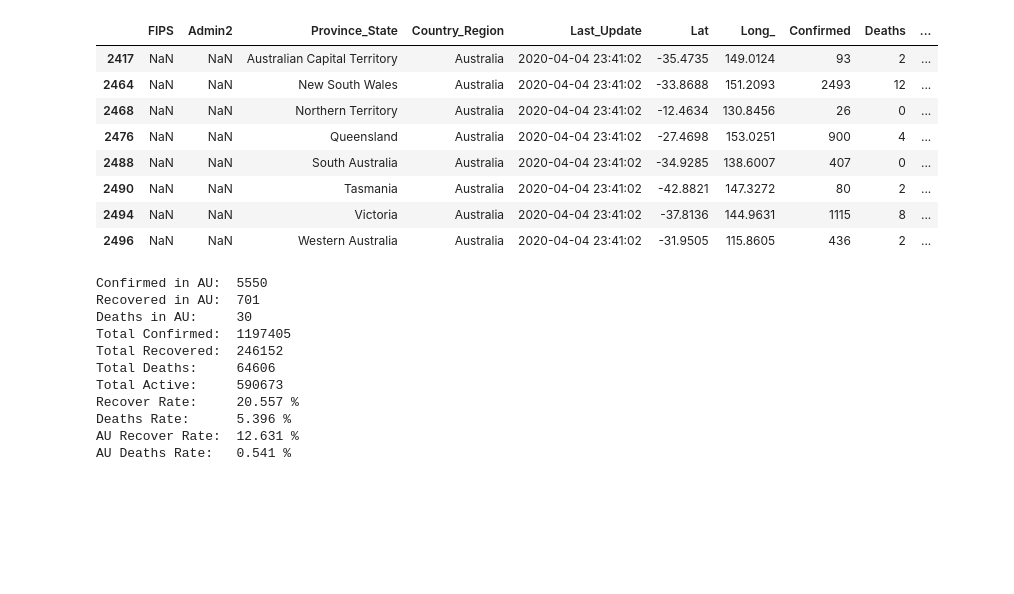
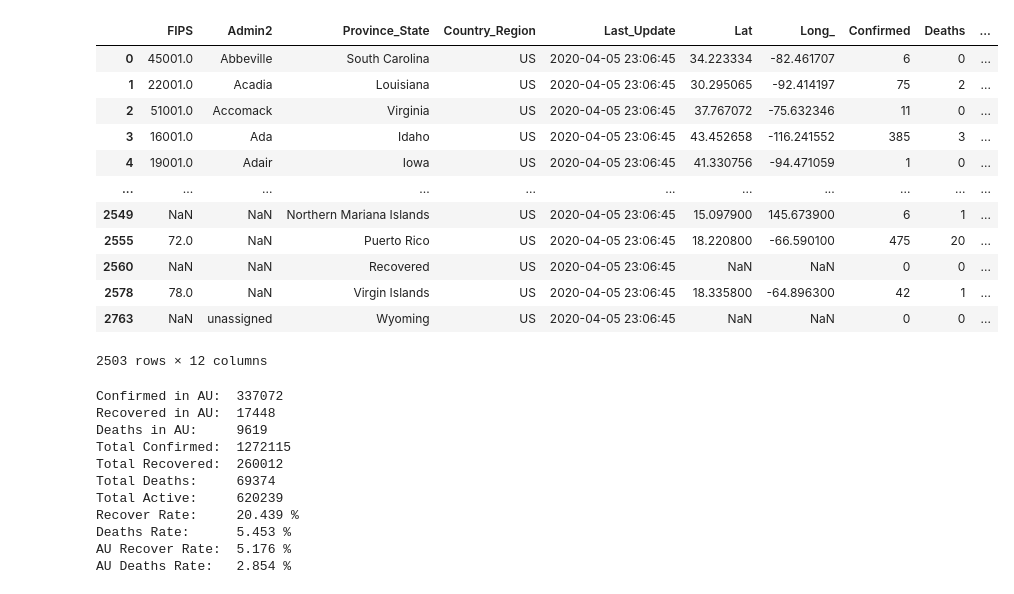
Before and after one commit to u6747075/COVID-19, a Jupyter notebook: COVID_19.ipynb, the cells around one changed output. Saved outputs shown, nothing was run; the diff lists cells and outputs as text; code cells hidden in the pictures; blank space fills up the shorter version.

```diff
--- a/COVID_19.ipynb
+++ b/COVID_19.ipynb
@@ -56,42 +49,46 @@ plt.show()
 # %%
-da = pd.read_csv("csse_covid_19_data/csse_covid_19_daily_reports/04-04-2020.csv")
-au = da[da["Country_Region"] == "Australia"]
+da = pd.read_csv("csse_covid_19_data/csse_covid_19_daily_reports/04-05-2020.csv")
+au = da[da["Country_Region"] == "US"]
 display(au)
 T_R=sum(list(da["Recovered"]))
 T_D=sum(list(da["Deaths"]))
 T_C=sum(list(da["Confirmed"]))
 AU_R=sum(list(au["Recovered"]))
 AU_D=sum(list(au["Deaths"]))
 AU_C=sum(list(au["Confirmed"]))
 print("Confirmed in AU: ",sum(list(au["Confirmed"])))
 print("Recovered in AU: ",sum(list(au["Recovered"])))
 print("Deaths in AU:    ",sum(list(au["Deaths"])))
 print("Total Confirmed: ",sum(list(da["Confirmed"])))
 print("Total Recovered: ",sum(list(da["Recovered"])))
 print("Total Deaths:    ",sum(list(da["Deaths"])))
 print("Total Active:    ",sum(list(da["Active"])))
 print("Recover Rate:    ",np.round(T_R*100/T_C,3),"%")
 print("Deaths Rate:     ",np.round(T_D*100/T_C,3),"%")
 print("AU Recover Rate: ",np.round(AU_R*100/AU_C,3),"%")
 print("AU Deaths Rate:  ",np.round(AU_D*100/AU_C,3),"%")
 # %% [output]
 |  | FIPS | Admin2 | Province_State | Country_Region | Last_Update | Lat | Long_ | Confirmed | Deaths | ... |
-| 2417 | NaN | NaN | Australian Capital Territory | Australia | 2020-04-04 23:41:02 | -35.4735 | 149.0124 | 93 | 2 | ... |
-| 2464 | NaN | NaN | New South Wales | Australia | 2020-04-04 23:41:02 | -33.8688 | 151.2093 | 2493 | 12 | ... |
-| 2468 | NaN | NaN | Northern Territory | Australia | 2020-04-04 23:41:02 | -12.4634 | 130.8456 | 26 | 0 | ... |
-| 2476 | NaN | NaN | Queensland | Australia | 2020-04-04 23:41:02 | -27.4698 | 153.0251 | 900 | 4 | ... |
-| 2488 | NaN | NaN | South Australia | Australia | 2020-04-04 23:41:02 | -34.9285 | 138.6007 | 407 | 0 | ... |
-| 2490 | NaN | NaN | Tasmania | Australia | 2020-04-04 23:41:02 | -42.8821 | 147.3272 | 80 | 2 | ... |
-| 2494 | NaN | NaN | Victoria | Australia | 2020-04-04 23:41:02 | -37.8136 | 144.9631 | 1115 | 8 | ... |
-| 2496 | NaN | NaN | Western Australia | Australia | 2020-04-04 23:41:02 | -31.9505 | 115.8605 | 436 | 2 | ... |
+| 0 | 45001.0 | Abbeville | South Carolina | US | 2020-04-05 23:06:45 | 34.223334 | -82.461707 | 6 | 0 | ... |
+| 1 | 22001.0 | Acadia | Louisiana | US | 2020-04-05 23:06:45 | 30.295065 | -92.414197 | 75 | 2 | ... |
+| 2 | 51001.0 | Accomack | Virginia | US | 2020-04-05 23:06:45 | 37.767072 | -75.632346 | 11 | 0 | ... |
+| 3 | 16001.0 | Ada | Idaho | US | 2020-04-05 23:06:45 | 43.452658 | -116.241552 | 385 | 3 | ... |
+| 4 | 19001.0 | Adair | Iowa | US | 2020-04-05 23:06:45 | 41.330756 | -94.471059 | 1 | 0 | ... |
+| ... | ... | ... | ... | ... | ... | ... | ... | ... | ... | ... |
+| 2549 | NaN | NaN | Northern Mariana Islands | US | 2020-04-05 23:06:45 | 15.097900 | 145.673900 | 6 | 1 | ... |
+| 2555 | 72.0 | NaN | Puerto Rico | US | 2020-04-05 23:06:45 | 18.220800 | -66.590100 | 475 | 20 | ... |
+| 2560 | NaN | NaN | Recovered | US | 2020-04-05 23:06:45 | NaN | NaN | 0 | 0 | ... |
+| 2578 | 78.0 | NaN | Virgin Islands | US | 2020-04-05 23:06:45 | 18.335800 | -64.896300 | 42 | 1 | ... |
+| 2763 | NaN | unassigned | Wyoming | US | 2020-04-05 23:06:45 | NaN | NaN | 0 | 0 | ... |
-Confirmed in AU:  5550
-Recovered in AU:  701
-Deaths in AU:     30
-Total Confirmed:  1197405
-Total Recovered:  246152
-Total Deaths:     64606
-Total Active:     590673
-Recover Rate:     20.557 %
-Deaths Rate:      5.396 %
-AU Recover Rate:  12.631 %
-AU Deaths Rate:   0.541 %
+2503 rows × 12 columns
+Confirmed in AU:  337072
+Recovered in AU:  17448
+Deaths in AU:     9619
+Total Confirmed:  1272115
+Total Recovered:  260012
+Total Deaths:     69374
+Total Active:     620239
+Recover Rate:     20.439 %
+Deaths Rate:      5.453 %
+AU Recover Rate:  5.176 %
+AU Deaths Rate:   2.854 %
```
Also changed, not shown: parts of 2 cells of this notebook.
